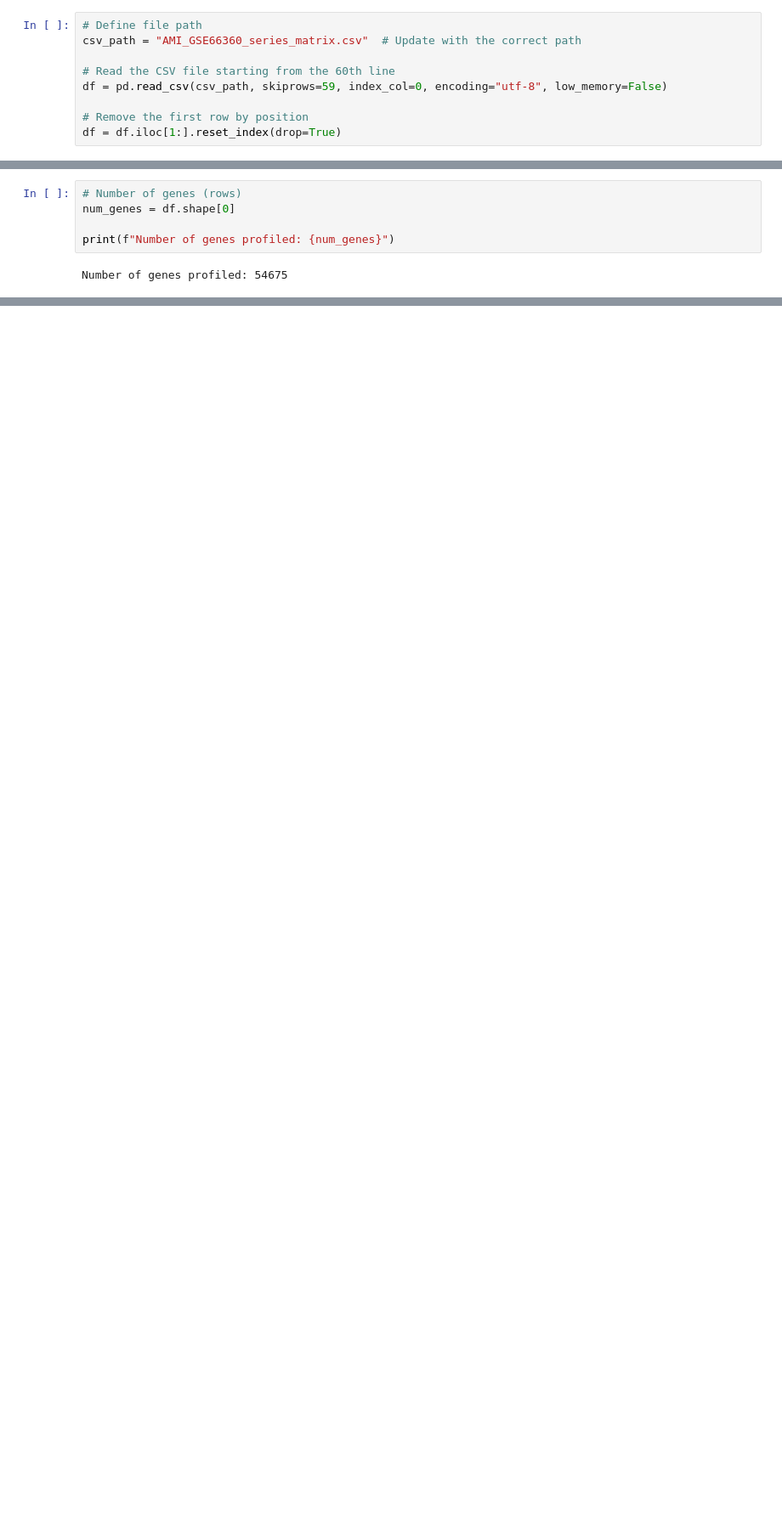
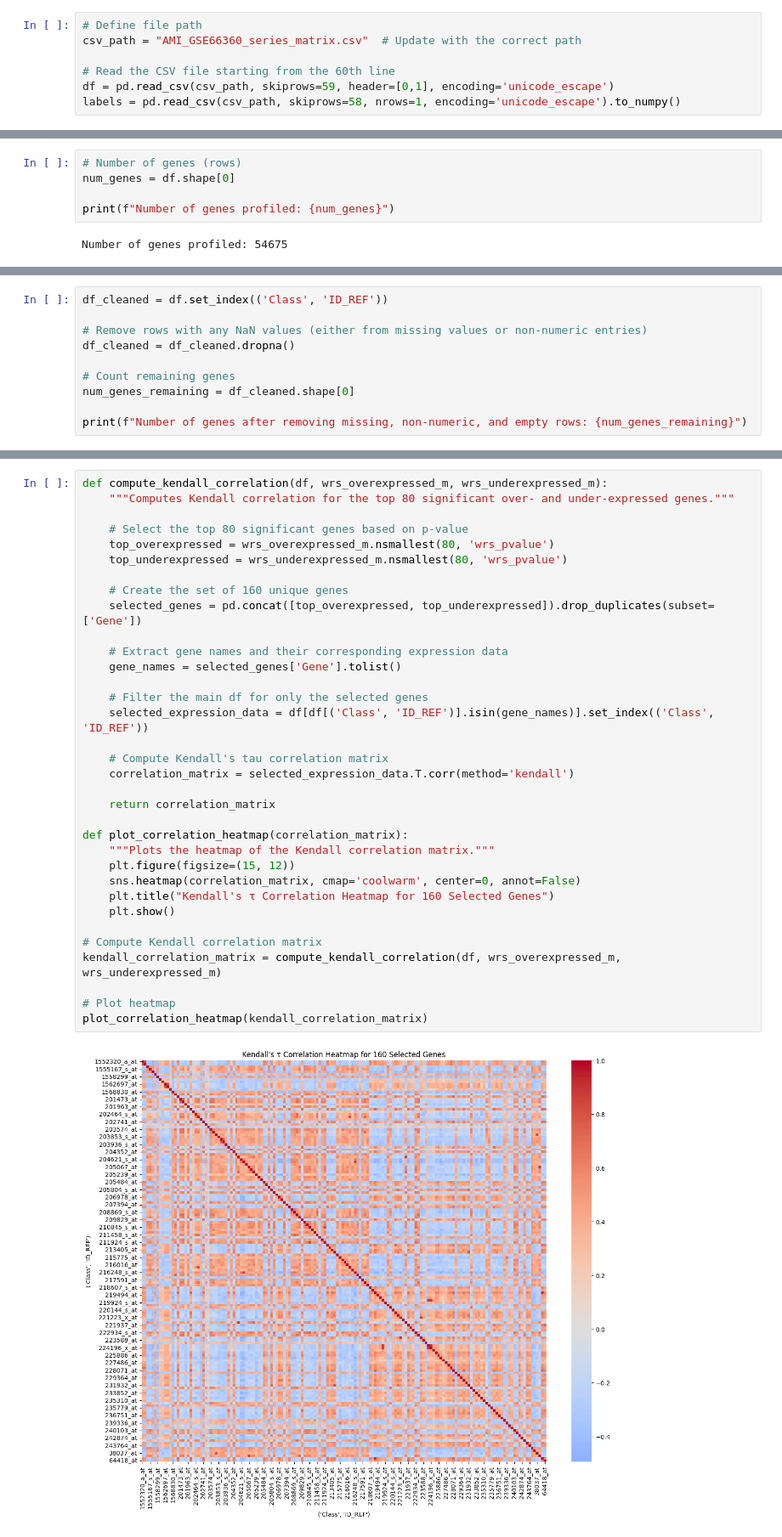
Before and after one commit to aviferdman/Statistics-and-Data-Analysis, a Jupyter notebook: hw4/324369412_316420132.ipynb, the cells around one changed output, grey strips where cells are left out. Shown at 85% size. Drawn from its saved outputs; the diff is of its cells as text; blank space fills up the shorter version.

```diff
--- a/hw4/324369412_316420132.ipynb
+++ b/hw4/324369412_316420132.ipynb
@@ -18,10 +20,8 @@ from scipy.stats import ttest_ind, ranksums, kendalltau
 csv_path = "AMI_GSE66360_series_matrix.csv"  # Update with the correct path
 
 # Read the CSV file starting from the 60th line
-df = pd.read_csv(csv_path, skiprows=59, index_col=0, encoding="utf-8", low_memory=False)
-
-# Remove the first row by position
-df = df.iloc[1:].reset_index(drop=True)
+df = pd.read_csv(csv_path, skiprows=59, header=[0,1], encoding='unicode_escape')
+labels = pd.read_csv(csv_path, skiprows=58, nrows=1, encoding='unicode_escape').to_numpy()
 # %%
 # Display basic info
 print(df.info())
@@ -376,0 +99,10 @@ Expected Kendall’s Tau under NULL model: -0.0001
+# %%
+df_cleaned = df.set_index(('Class', 'ID_REF'))
+
+# Remove rows with any NaN values (either from missing values or non-numeric entries)
+df_cleaned = df_cleaned.dropna()
+
+# Count remaining genes
+num_genes_remaining = df_cleaned.shape[0]
+
+print(f"Number of genes after removing missing, non-numeric, and empty rows: {num_genes_remaining}")
@@ -376,0 +355,36 @@ Expected Kendall’s Tau under NULL model: -0.0001
+# %%
+def compute_kendall_correlation(df, wrs_overexpressed_m, wrs_underexpressed_m):
+    """Computes Kendall correlation for the top 80 significant over- and under-expressed genes."""
+
+    # Select the top 80 significant genes based on p-value
+    top_overexpressed = wrs_overexpressed_m.nsmallest(80, 'wrs_pvalue')
+    top_underexpressed = wrs_underexpressed_m.nsmallest(80, 'wrs_pvalue')
+
+    # Create the set of 160 unique genes
+    selected_genes = pd.concat([top_overexpressed, top_underexpressed]).drop_duplicates(subset=['Gene'])
+
+    # Extract gene names and their corresponding expression data
+    gene_names = selected_genes['Gene'].tolist()
+
+    # Filter the main df for only the selected genes
+    selected_expression_data = df[df[('Class', 'ID_REF')].isin(gene_names)].set_index(('Class', 'ID_REF'))
+
+    # Compute Kendall's tau correlation matrix
+    correlation_matrix = selected_expression_data.T.corr(method='kendall')
+
+    return correlation_matrix
+
+def plot_correlation_heatmap(correlation_matrix):
+    """Plots the heatmap of the Kendall correlation matrix."""
+    plt.figure(figsize=(15, 12))
+    sns.heatmap(correlation_matrix, cmap='coolwarm', center=0, annot=False)
+    plt.title("Kendall's τ Correlation Heatmap for 160 Selected Genes")
+    plt.show()
+
+# Compute Kendall correlation matrix
+kendall_correlation_matrix = compute_kendall_correlation(df, wrs_overexpressed_m, wrs_underexpressed_m)
+
+# Plot heatmap
+plot_correlation_heatmap(kendall_correlation_matrix)
+# %% [output]
+[figure, added]
```
Also changed, not shown: parts of 53 cells of this notebook.
